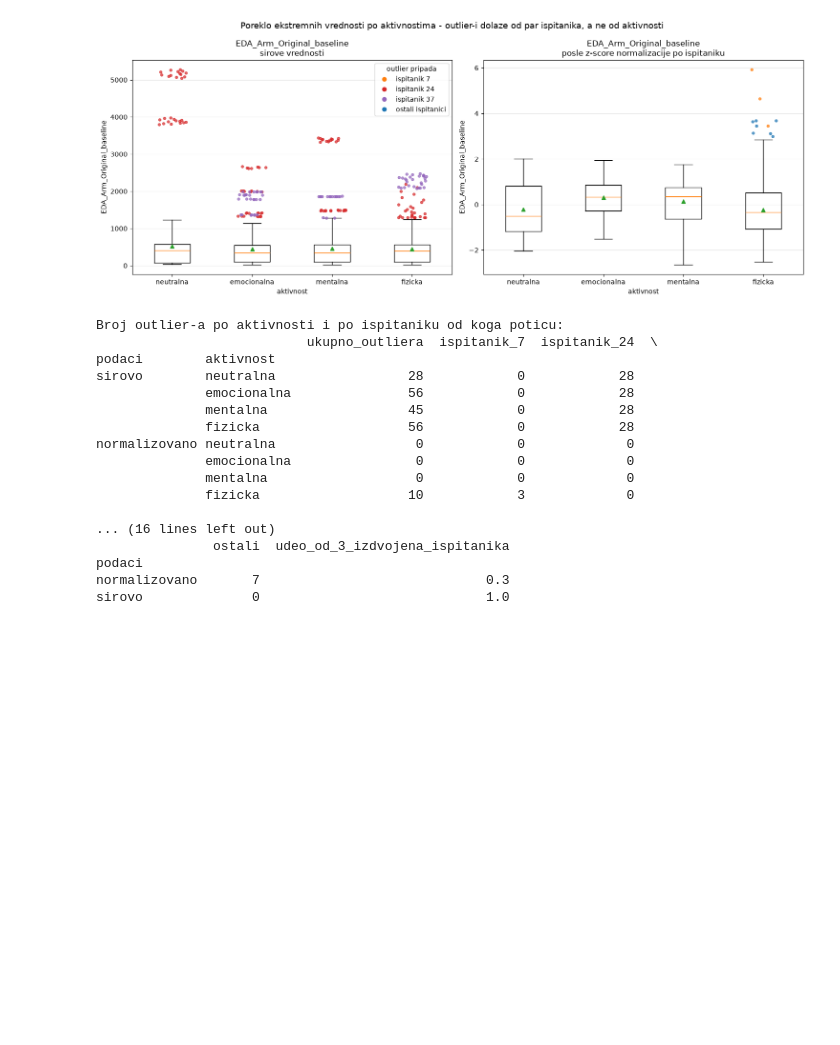
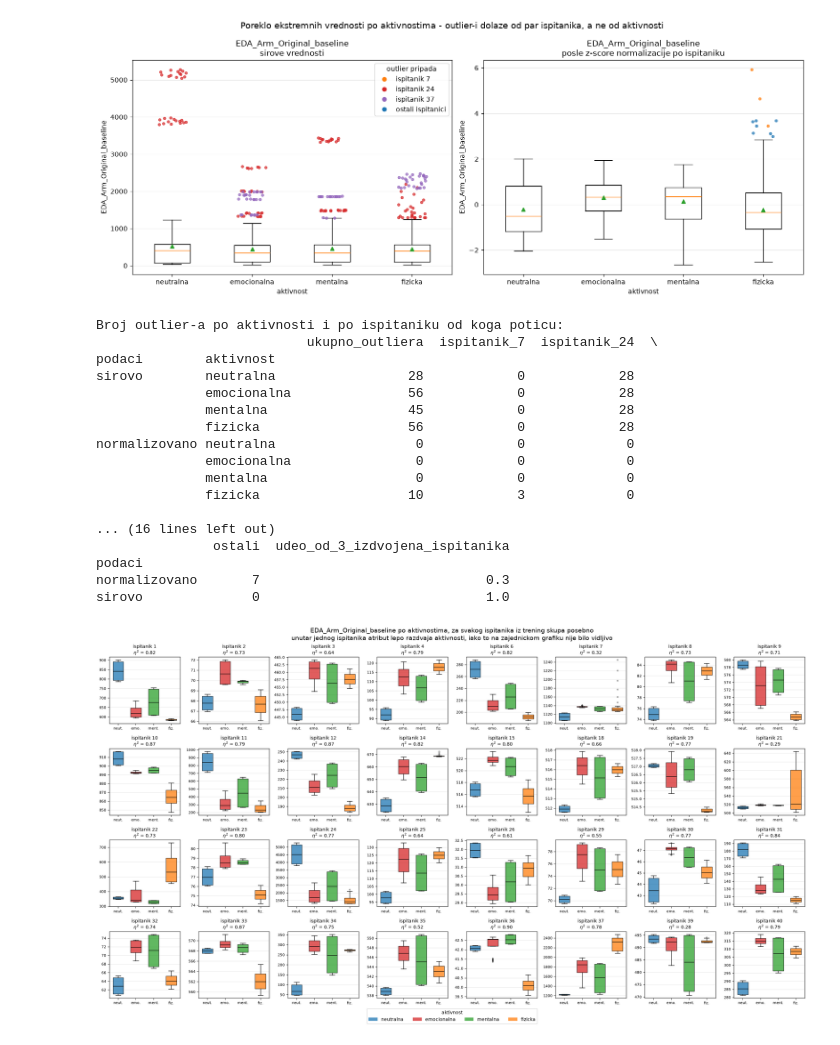
Before and after one commit to Boce03/ml_activity_classification, a Jupyter notebook: notebook.ipynb, the cells around one changed output. Saved outputs shown, nothing was run; the diff lists cells and outputs as text; code cells hidden in the pictures; blank space fills up the shorter version.

Commit message:
show that EDA_Arm_Original_baseline is mostly good separation for classes within each subject

```diff
--- a/notebook.ipynb
+++ b/notebook.ipynb
@@ -679,3 +679,95 @@ normalizovano neutralna                  0            0             0
 podaci
 normalizovano       7                             0.3
 sirovo              0                             1.0
+# %%
+# Do sada smo videli da atribut EDA_Arm_Original_baseline, iako ima najvecu uzajamnu informaciju, ne razdvaja klase kada se svi ispitanici posmatraju zajedno.
+# Ovde pokazujemo drugu stranu te iste price: unutar jednog ispitanika taj atribut razdvaja aktivnosti jako dobro.
+# Za svakog ispitanika iz trening skupa crtamo poseban podgrafik sa 4 boxplot-a (po jedan za svaku aktivnost), obojena razlicitim bojama.
+# Svaki podgrafik ima svoju y-osu, jer je nivo signala licna karakteristika ispitanika i vrednosti se razlikuju za red velicine
+# (ispitanik 2 je oko 50, ispitanik 24 oko 2000) - da smo delili y-osu, kod vecine ispitanika bi sve 4 kutije bile spljostene u liniju.
+# Zato pored svakog podgrafika ispisujemo i eta^2, meru koliko procenata varijanse atributa kod tog ispitanika objasnjava bas aktivnost.
+
+from matplotlib.patches import Patch
+
+ACTIVITY_PLOT_COLORS = {1: "tab:blue", 2: "tab:red", 3: "tab:green", 4: "tab:orange"}
+ACTIVITY_SHORT_NAMES = {1: "neut.", 2: "emo.", 3: "ment.", 4: "fiz."}
+
+
+def eta_squared(values, labels):
+    # udeo varijanse objasnjen pripadnoscu klasi: suma kvadrata izmedju grupa / ukupna suma kvadrata
+    # 0 znaci da klase uopste ne razdvajaju vrednosti, 1 znaci savrseno razdvajanje
+    grand_mean = values.mean()
+    between_groups = sum(
+        len(values[labels == activity]) * (values[labels == activity].mean() - grand_mean) ** 2
+        for activity in activities
+    )
+    total = ((values - grand_mean) ** 2).sum()
+    return between_groups / total
+
+
+feature_by_subject = X_train_reduced[top_feature]
+
+# eta^2 racunamo za svakog ispitanika posebno, i za ceo trening skup kada se ispitanici pomesaju
+eta_per_subject = pd.Series(
+    {
+        subject: eta_squared(feature_by_subject[groups_train == subject], y_train[groups_train == subject])
+        for subject in train_subjects
+    }
+)
+eta_pooled = eta_squared(feature_by_subject, y_train)
+
+n_columns = 8
+n_rows = int(np.ceil(len(train_subjects) / n_columns))
+fig, axes = plt.subplots(n_rows, n_columns, figsize=(22, 3.1 * n_rows))
+
+for ax, subject in zip(axes.ravel(), train_subjects):
+    subject_mask = groups_train == subject
+    subject_values = feature_by_subject[subject_mask]
+    subject_labels = y_train[subject_mask]
+
+    boxes = ax.boxplot(
+        [subject_values[subject_labels == activity] for activity in activities],
+        tick_labels=[ACTIVITY_SHORT_NAMES[activity] for activity in activities],
+        patch_artist=True,
+        widths=0.6,
+        flierprops={"marker": "o", "markersize": 2.5, "alpha": 0.5},
+    )
+    for patch, activity in zip(boxes["boxes"], activities):
+        patch.set_facecolor(ACTIVITY_PLOT_COLORS[activity])
+        patch.set_alpha(0.75)
+    for median_line in boxes["medians"]:
+        median_line.set_color("black")
+
+    ax.set_title(f"ispitanik {subject}\n" + r"$\eta^2$ = " + f"{eta_per_subject[subject]:.2f}", fontsize=10)
+    ax.tick_params(axis="both", labelsize=8)
+    ax.grid(axis="y", alpha=0.3)
+
+# ako broj ispitanika nije deljiv brojem kolona, prazne podgrafike sklanjamo da ne ostanu prazni okviri
+for ax in axes.ravel()[len(train_subjects):]:
+    ax.axis("off")
+
+legend_handles = [
+    Patch(facecolor=ACTIVITY_PLOT_COLORS[activity], alpha=0.75, label=ACTIVITY_NAMES[activity])
+    for activity in activities
+]
+fig.legend(handles=legend_handles, title="aktivnost", loc="lower center", ncol=4, bbox_to_anchor=(0.5, -0.01))
+
+fig.suptitle(
+    f"{top_feature} po aktivnostima, za svakog ispitanika iz trening skupa posebno\n"
+    "unutar jednog ispitanika atribut lepo razdvaja aktivnosti, iako to na zajednickom grafiku nije bilo vidljivo",
+    fontsize=14,
+)
+fig.tight_layout(rect=(0, 0.03, 1, 1))
+plt.show()
+
+# --- Brojcana potvrda: koliko varijanse objasnjava aktivnost unutar ispitanika, a koliko kada se svi pomesaju ---
+print("eta^2 po ispitaniku (udeo varijanse atributa koji objasnjava aktivnost): ")
+print(eta_per_subject.round(3).to_string())
+print("Medijana eta^2 po ispitaniku: ", round(float(eta_per_subject.median()), 4))
+print("Najmanji eta^2: ", round(float(eta_per_subject.min()), 4), " (ispitanik ", int(eta_per_subject.idxmin()), ")")
+print("Najveci eta^2: ", round(float(eta_per_subject.max()), 4), " (ispitanik ", int(eta_per_subject.idxmax()), ")")
+print("Broj ispitanika sa eta^2 > 0.5: ", int((eta_per_subject > 0.5).sum()), " od ", len(train_subjects))
+print("eta^2 kada se svi ispitanici posmatraju zajedno: ", round(float(eta_pooled), 4))
+print("Odnos (medijana po ispitaniku / zajednicki): ", round(float(eta_per_subject.median() / eta_pooled), 1), "puta")
+# %% [output]
+[figure, added]
```
Also changed, not shown: parts of 2 cells of this notebook.
